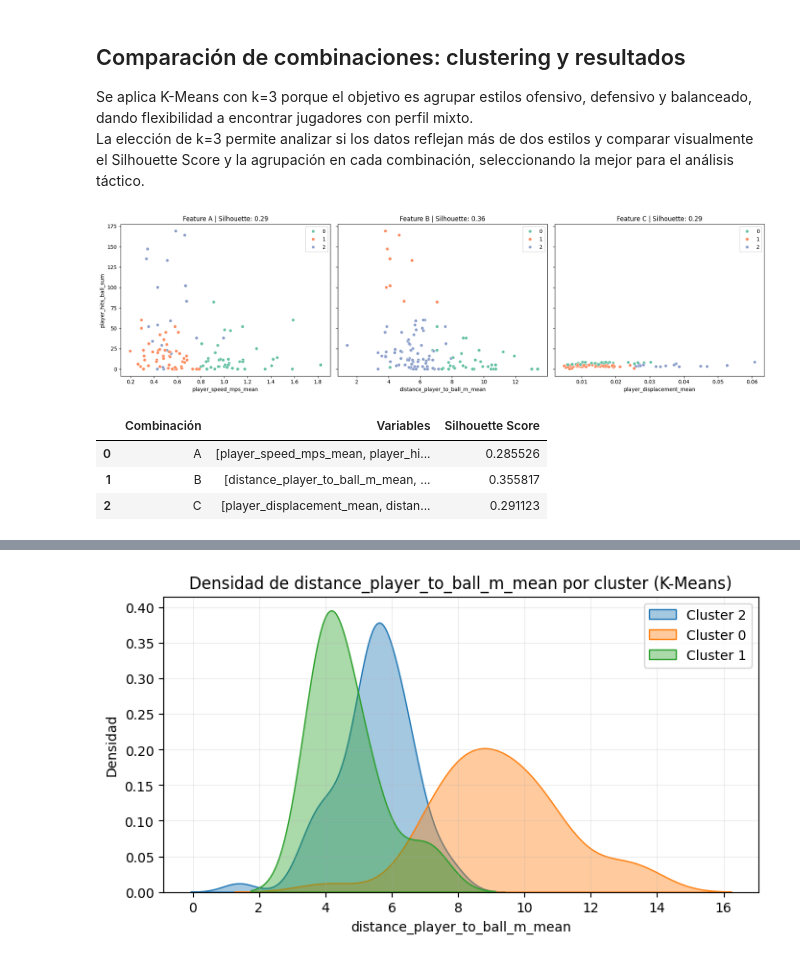
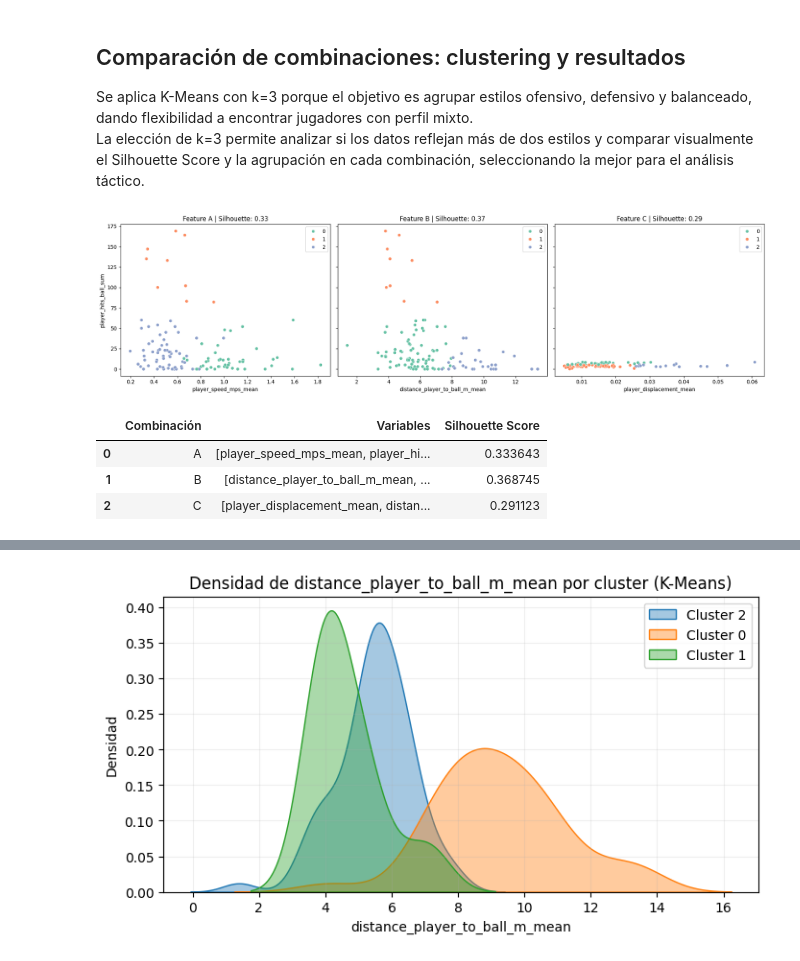
Before and after one commit to valenlopezzz04/Proyecto-padel-analitica, a Jupyter notebook: kmeans2.ipynb, the cells around one changed output, grey strips where cells are left out. Drawn from its saved outputs; the diff is of its cells as text; code cells hidden in the pictures.

Commit message:
kmeans ajuste

```diff
--- a/kmeans2.ipynb
+++ b/kmeans2.ipynb
@@ -374,42 +374,42 @@ for i, feats in enumerate(feature_sets):
     scaler = StandardScaler()
     X_scaled = scaler.fit_transform(X)
 
-    kmeans = KMeans(n_clusters=3, random_state=42)
+    kmeans = KMeans(n_clusters=3, random_state=42, n_init=10)
     clusters = kmeans.fit_predict(X_scaled)
     score = silhouette_score(X_scaled, clusters)
     scores.append(score)
     arrays.append(clusters)
     results_data.append({
         "Combinación": chr(65 + i),
         "Variables": feats,
         "Silhouette Score": score
     })
 
     sns.scatterplot(
         x=X.iloc[:,0],
         y=X.iloc[:,1],
         hue=clusters,
         palette="Set2",
         ax=axes[i]
     )
     axes[i].set_title(f"Feature {chr(65+i)} | Silhouette: {score:.2f}")
     axes[i].set_xlabel(feats[0])
     if i == 0:
         axes[i].set_ylabel(feats[1])
     else:
         axes[i].set_ylabel("")
 
 plt.tight_layout()
 plt.show()
 
 # Mostrar tabla comparativa
 df_results = pd.DataFrame(results_data)
 display(df_results)
 # %% [output]
-[figure, old version]
+[figure, new version]
 |  | Combinación | Variables | Silhouette Score |
-| 0 | A | [player_speed_mps_mean, player_hi... | 0.285526 |
-| 1 | B | [distance_player_to_ball_m_mean, ... | 0.355817 |
+| 0 | A | [player_speed_mps_mean, player_hi... | 0.333643 |
+| 1 | B | [distance_player_to_ball_m_mean, ... | 0.368745 |
 | 2 | C | [player_displacement_mean, distan... | 0.291123 |
 # %%
 # Asigna los clusters al dataframe
```
Also changed, not shown: parts of 3 cells of this notebook.
